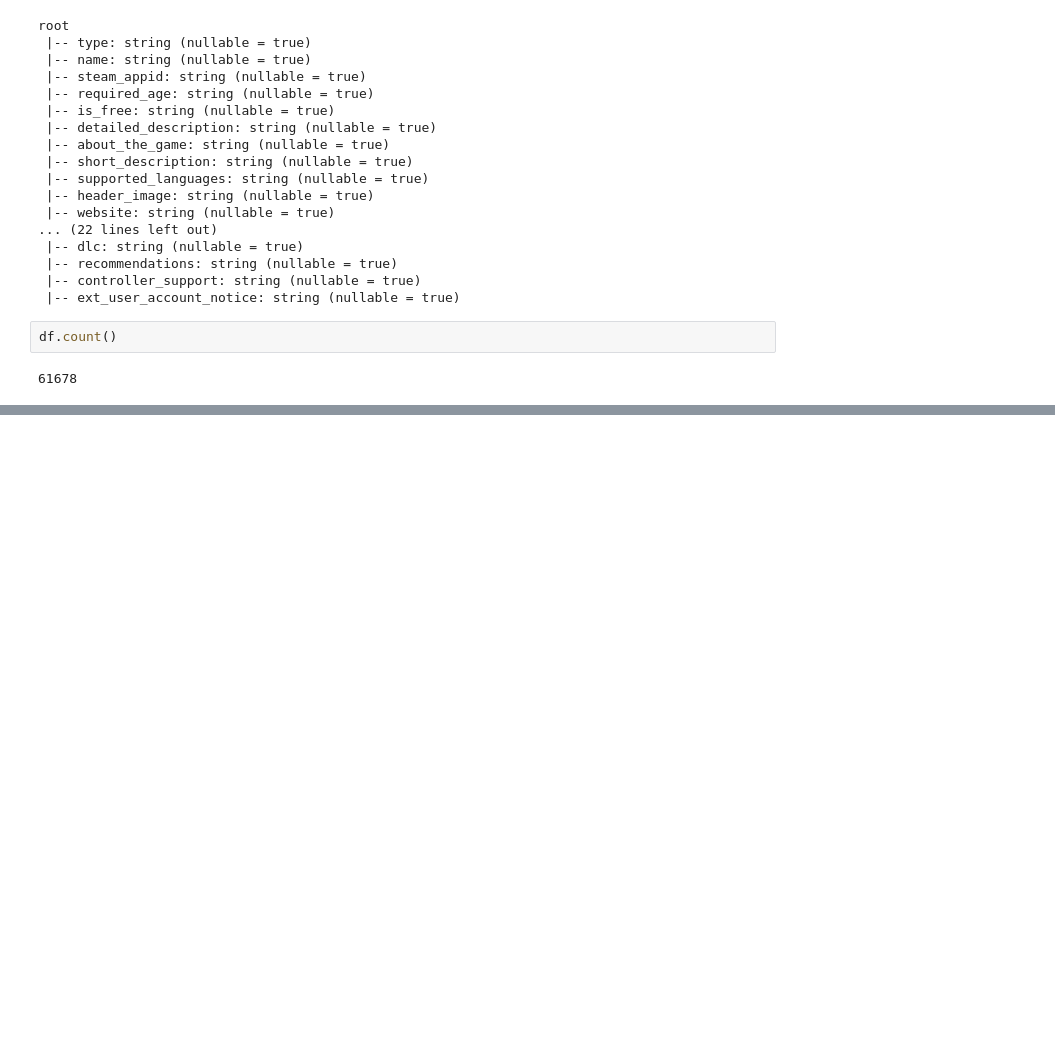
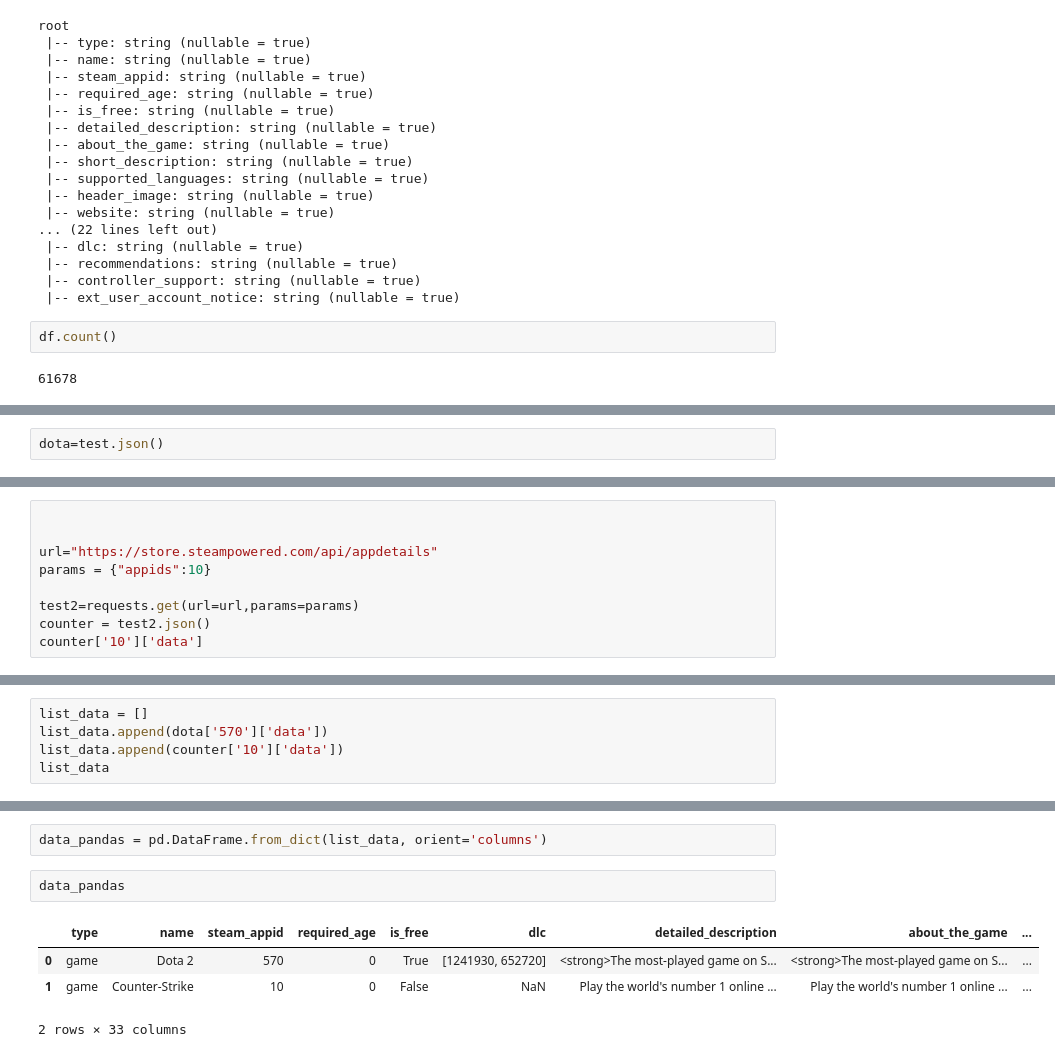
Before and after one commit to arthurreynoob/Steam-DataEngg-Local, a Jupyter notebook: apps/Untitled.ipynb, the cells around one changed output, grey strips where cells are left out. Drawn from its saved outputs; the diff is of its cells as text; blank space fills up the shorter version.

```diff
--- a/apps/Untitled.ipynb
+++ b/apps/Untitled.ipynb
@@ -69,0 +80,2 @@ df.count()
+# %%
+dota=test.json()
@@ -69,0 +109,9 @@ df.count()
+# %%
+
+
+url="https://store.steampowered.com/api/appdetails"
+params = {"appids":10}
+
+test2=requests.get(url=url,params=params)
+counter = test2.json()
+counter['10']['data']
@@ -69,0 +136,5 @@ df.count()
+# %%
+list_data = []
+list_data.append(dota['570']['data'])
+list_data.append(counter['10']['data'])
+list_data
@@ -69,0 +159,9 @@ df.count()
+# %%
+data_pandas = pd.DataFrame.from_dict(list_data, orient='columns')
+# %%
+data_pandas
+# %% [output]
+|  | type | name | steam_appid | required_age | is_free | dlc | detailed_description | about_the_game | ... |
+| 0 | game | Dota 2 | 570 | 0 | True | [1241930, 652720] | <strong>The most-played game on S... | <strong>The most-played game on S... | ... |
+| 1 | game | Counter-Strike | 10 | 0 | False | NaN | Play the world's number 1 online ... | Play the world's number 1 online ... | ... |
+2 rows × 33 columns
```
Also changed, not shown: parts of 14 cells of this notebook, 2 other files.
